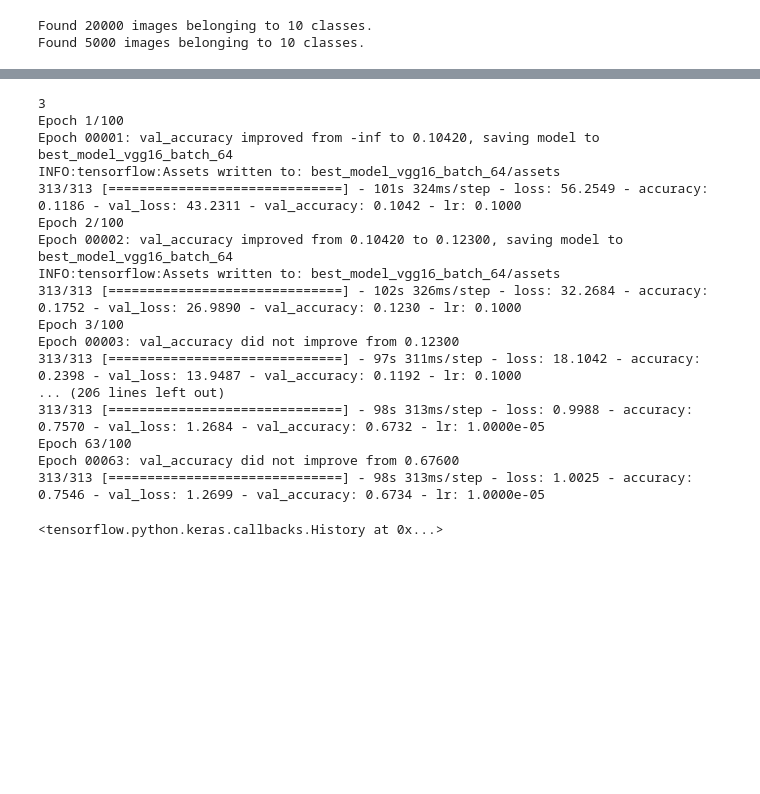
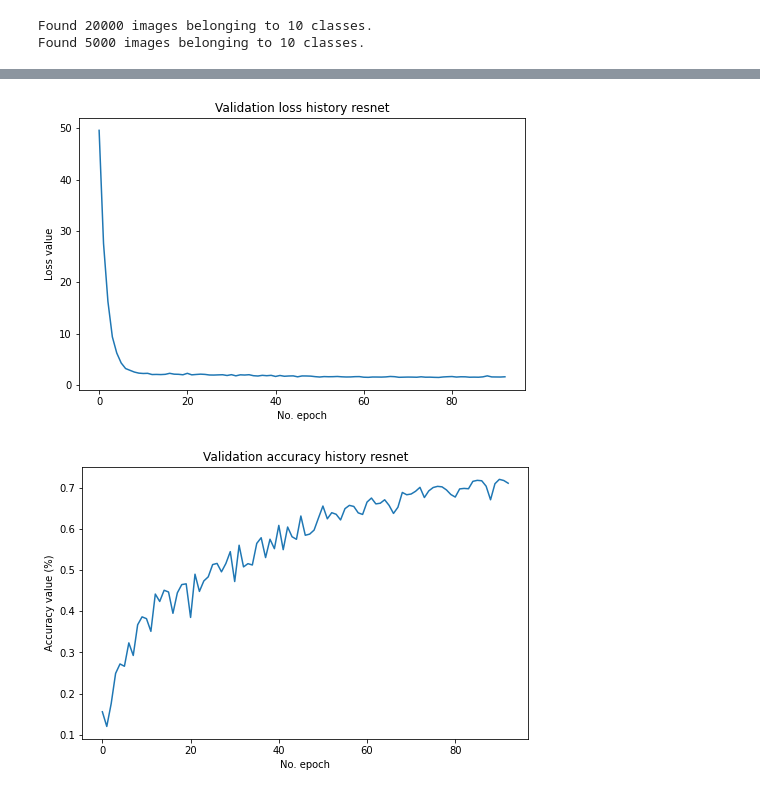
Before and after one commit to kirath2205/Neural-Nets-Assignment-2, a Jupyter notebook: NN_vgg16.ipynb, the cells around one changed output, grey strips where cells are left out. Cells and saved outputs as stored; diff of their text form; code cells hidden in the pictures; blank space fills up the shorter version.

```diff
--- a/NN_vgg16.ipynb
+++ b/NN_vgg16.ipynb
@@ -36,7 +36,8 @@ from keras.models import Sequential,Model
 from keras.layers import Input, Add, Dense, Activation, ZeroPadding2D, BatchNormalization, Flatten, Conv2D, AveragePooling2D, MaxPooling2D , Dropout
 from keras import regularizers
 
-def define_model_vgg16(image_shape,total_classes):
+
+def define_model_vgg16_improvement(image_shape,total_classes):
   print(image_shape[2])
 
   model = Sequential()
@@ -45,11 +46,11 @@ def define_model_vgg16(image_shape,total_classes):
   lr_decay = 1e-6
   lr_drop = 20
 
-  model.add(Conv2D(64, (3, 3), padding='same',
-                 input_shape=image_shape,kernel_regularizer=regularizers.l2(weight_decay)))
+  model.add(Conv2D(64, (3, 3), padding='same',input_shape=image_shape,kernel_regularizer=regularizers.l2(weight_decay)))
   model.add(Activation('relu'))
   model.add(BatchNormalization())
   model.add(Dropout(0.3))
+
 
   model.add(Conv2D(64, (3, 3), padding='same',kernel_regularizer=regularizers.l2(weight_decay)))
   model.add(Activation('relu'))
@@ -59,7 +60,7 @@ def define_model_vgg16(image_shape,total_classes):
   model.add(Conv2D(128, (3, 3), padding='same',kernel_regularizer=regularizers.l2(weight_decay)))
   model.add(Activation('relu'))
   model.add(BatchNormalization())
-  model.add(Dropout(0.4))
+  model.add(Dropout(0.3))
 
   model.add(Conv2D(128, (3, 3), padding='same',kernel_regularizer=regularizers.l2(weight_decay)))
   model.add(Activation('relu'))
@@ -71,12 +72,12 @@ def define_model_vgg16(image_shape,total_classes):
   model.add(Conv2D(256, (3, 3), padding='same',kernel_regularizer=regularizers.l2(weight_decay)))
   model.add(Activation('relu'))
   model.add(BatchNormalization())
-  model.add(Dropout(0.4))
+  model.add(Dropout(0.3))
 
   model.add(Conv2D(256, (3, 3), padding='same',kernel_regularizer=regularizers.l2(weight_decay)))
   model.add(Activation('relu'))
   model.add(BatchNormalization())
-  model.add(Dropout(0.4))
+  model.add(Dropout(0.3))
 
   model.add(Conv2D(256, (3, 3), padding='same',kernel_regularizer=regularizers.l2(weight_decay)))
   model.add(Activation('relu'))
@@ -87,7 +88,7 @@ def define_model_vgg16(image_shape,total_classes):
   model.add(Conv2D(512, (3, 3), padding='same',kernel_regularizer=regularizers.l2(weight_decay)))
   model.add(Activation('relu'))
   model.add(BatchNormalization())
-  model.add(Dropout(0.4))
+  model.add(Dropout(0.3))
 
   model.add(Conv2D(512, (3, 3), padding='same',kernel_regularizer=regularizers.l2(weight_decay)))
   model.add(Activation('relu'))
@@ -135,8 +136,11 @@ def train_model_vgg16(model , train_generator,validation_generator,epochs=10,bat
 
   callbacks = [
     tf.keras.callbacks.ModelCheckpoint('best_model_vgg16_batch_64', monitor='val_accuracy', verbose=1, save_best_only=True),
-    tf.keras.callbacks.ReduceLROnPlateau( factor = 0.1, patience = 3, min_lr = 0.00001, verbose = 1 ),
-    tf.keras.callbacks.EarlyStopping(monitor = 'val_loss' , patience = 10)
+    tf.keras.callbacks.ReduceLROnPlateau( factor = 0.8, patience = 3, min_lr = 0.00001, verbose = 1 ),
+    tf.keras.callbacks.EarlyStopping(monitor = 'val_loss' , patience = 15)
   ]
   history=model.fit(train_generator, epochs = epochs, batch_size = batch_size,callbacks = callbacks, verbose = 1,validation_data = validation_generator)
   return history
+# %%
+improved_model = define_model_vgg16_improvement((150, 150, 3),10)
+history = train_model_vgg16(improved_model , train_generator , validation_generator , epochs=200 , batch_size = 64)
@@ -142,0 +165,20 @@ def train_model_vgg16(model , train_generator,validation_generator,epochs=10,bat
+# %%
+import matplotlib.pyplot as plt
+
+plt.figure(figsize = (8,5))
+plt.plot(history.history['val_loss'])
+plt.title('Validation loss history resnet')
+plt.ylabel('Loss value')
+plt.xlabel('No. epoch')
+plt.show()
+
+# Plot history: Accuracy
+plt.figure(figsize = (8,5))
+plt.plot(history.history['val_accuracy'])
+plt.title('Validation accuracy history resnet')
+plt.ylabel('Accuracy value (%)')
+plt.xlabel('No. epoch')
+plt.show()
+# %% [output]
+[figure, added]
+[figure, added]
@@ -143,22 +261,3 @@ def train_model_vgg16(model , train_generator,validation_generator,epochs=10,bat
 # %%
-model=define_model_vgg16((150, 150, 3),10)
-train_model_vgg16(model , train_generator , validation_generator , epochs=100 , batch_size = 64)
+model_resnet=ResNet34((150, 150, 3),10)
+train_model_resnet34(model_resnet , train_generator , validation_generator , epochs=100 , batch_size = 64)
-# %% [output]
-3
-Epoch 1/100
-Epoch 00001: val_accuracy improved from -inf to 0.10420, saving model to best_model_vgg16_batch_64
-INFO:tensorflow:Assets written to: best_model_vgg16_batch_64/assets
-313/313 [==============================] - 101s 324ms/step - loss: 56.2549 - accuracy: 0.1186 - val_loss: 43.2311 - val_accuracy: 0.1042 - lr: 0.1000
-Epoch 2/100
-Epoch 00002: val_accuracy improved from 0.10420 to 0.12300, saving model to best_model_vgg16_batch_64
-INFO:tensorflow:Assets written to: best_model_vgg16_batch_64/assets
-313/313 [==============================] - 102s 326ms/step - loss: 32.2684 - accuracy: 0.1752 - val_loss: 26.9890 - val_accuracy: 0.1230 - lr: 0.1000
-Epoch 3/100
-Epoch 00003: val_accuracy did not improve from 0.12300
-313/313 [==============================] - 97s 311ms/step - loss: 18.1042 - accuracy: 0.2398 - val_loss: 13.9487 - val_accuracy: 0.1192 - lr: 0.1000
-... (206 lines left out)
-313/313 [==============================] - 98s 313ms/step - loss: 0.9988 - accuracy: 0.7570 - val_loss: 1.2684 - val_accuracy: 0.6732 - lr: 1.0000e-05
-Epoch 63/100
-Epoch 00063: val_accuracy did not improve from 0.67600
-313/313 [==============================] - 98s 313ms/step - loss: 1.0025 - accuracy: 0.7546 - val_loss: 1.2699 - val_accuracy: 0.6734 - lr: 1.0000e-05
-<tensorflow.python.keras.callbacks.History at 0x...>
```
Also changed, not shown: parts of 5 cells of this notebook.
